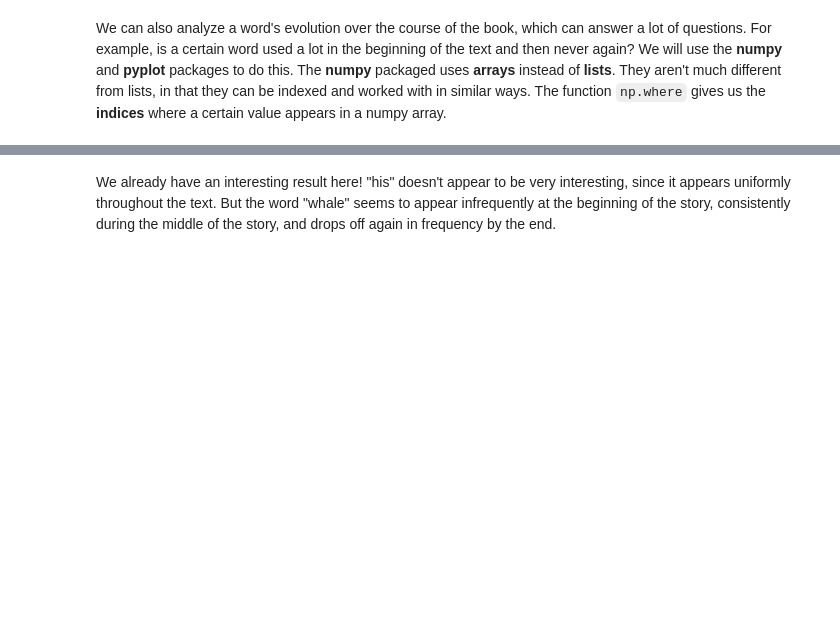
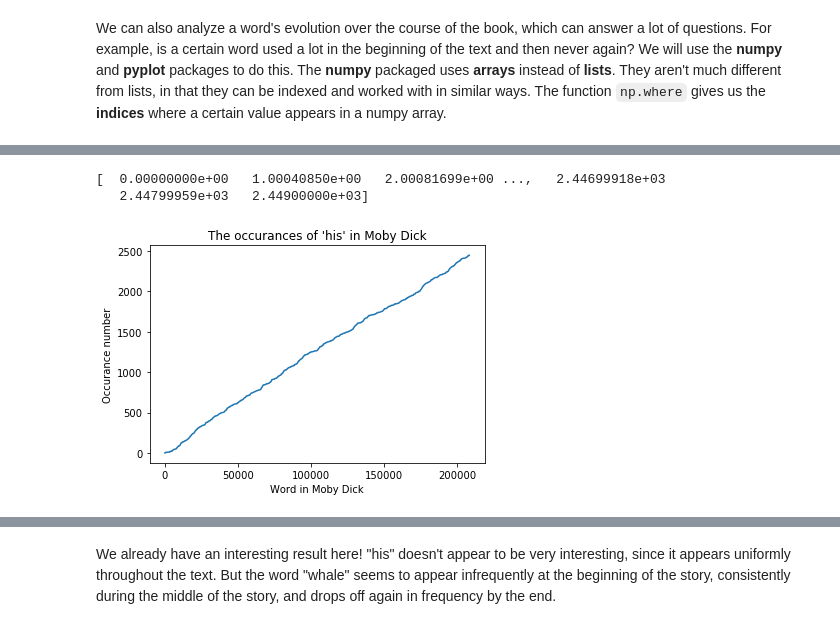
Before and after one commit to stevenstetzler/kahs-nn, a Jupyter notebook: intro_python/demos/text_analysis/moby_dick.ipynb, the cells around one changed output, grey strips where cells are left out. Cells and saved outputs as stored; diff of their text form; code cells hidden in the pictures; blank space fills up the shorter version.

```diff
--- a/intro_python/demos/text_analysis/moby_dick.ipynb
+++ b/intro_python/demos/text_analysis/moby_dick.ipynb
@@ -316,16 +318,20 @@ his_locations
 # %%
 x_axis = his_locations
-y_axis = np.linspace(0, len(his_locations), len(his_locations))
+y_axis = numpy.linspace(0, len(his_locations), len(his_locations))
 
 print(y_axis)
 
 pyplot.plot(x_axis, y_axis)
 
 pyplot.title("The occurances of 'his' in Moby Dick")
 pyplot.ylabel("Occurance number")
 pyplot.xlabel("Word in Moby Dick")
 
 pyplot.show()
+# %% [output]
+[  0.00000000e+00   1.00040850e+00   2.00081699e+00 ...,   2.44699918e+03
+   2.44799959e+03   2.44900000e+03]
+[figure, added]
 # %%
 whale_locations = numpy.where(array_words == 'whale')[0]
 
```
Also changed, not shown: parts of 5 cells of this notebook.
